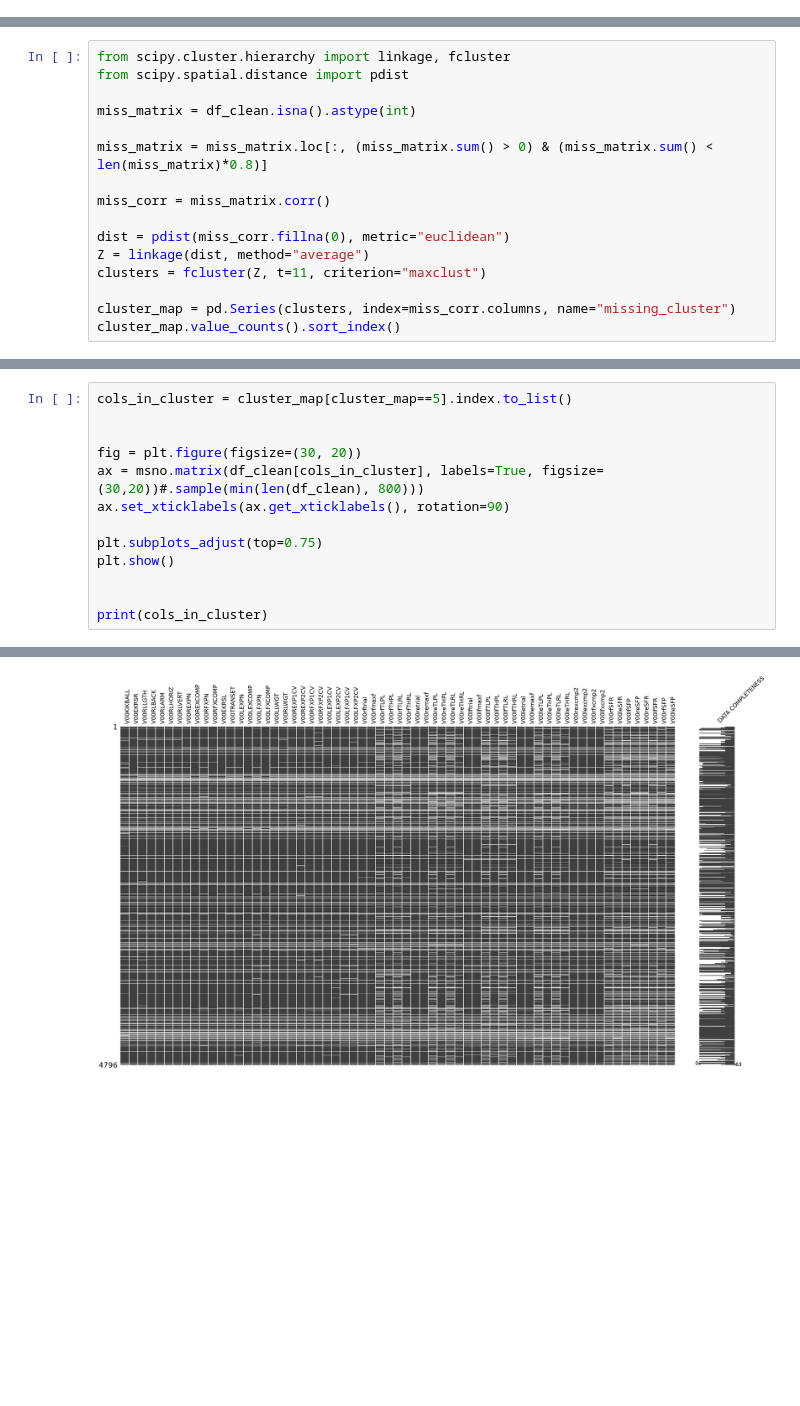
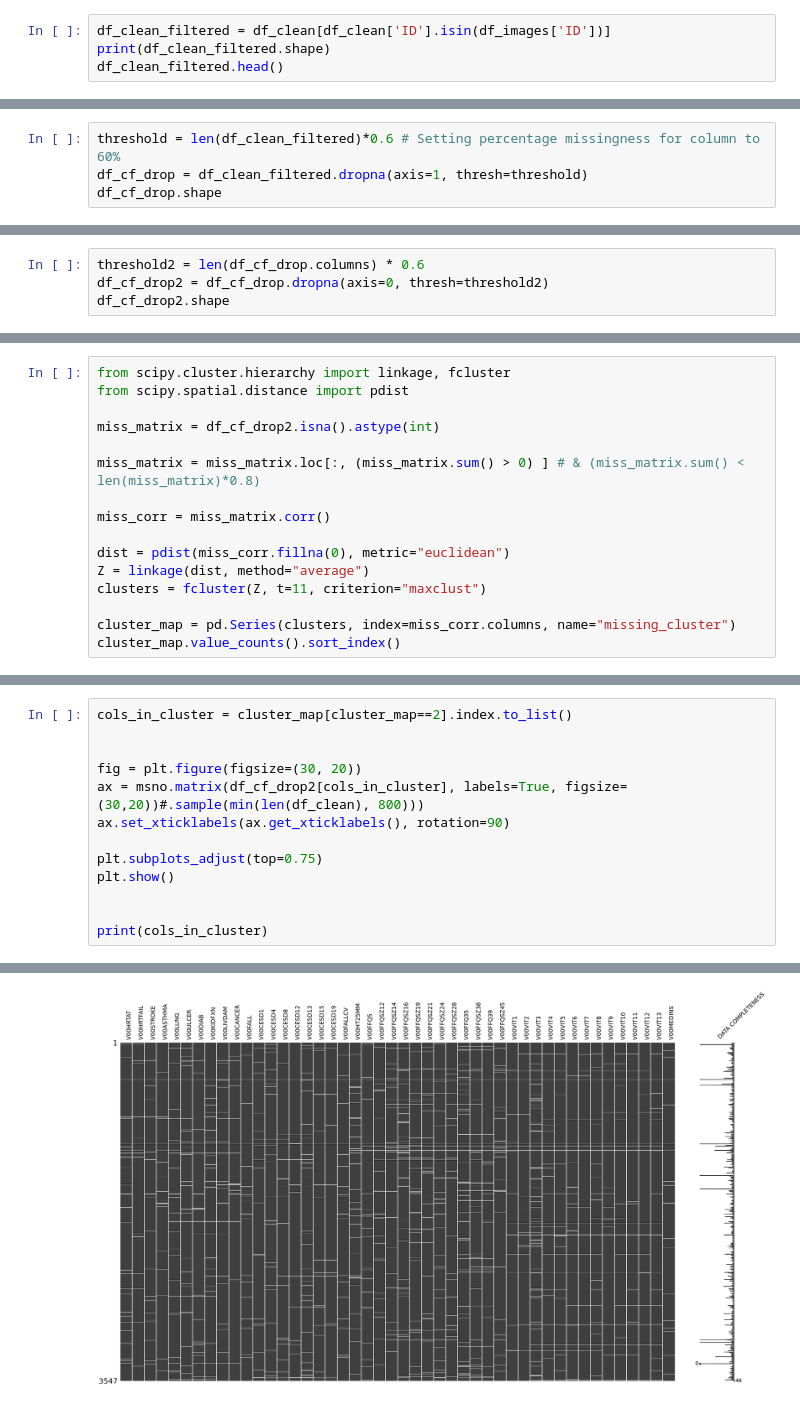
Before and after one commit to mikakia/knee_osteo, a Jupyter notebook: notebooks/metadata_eda.ipynb, the cells around one changed output, grey strips where cells are left out. Drawn from its saved outputs; the diff is of its cells as text; blank space fills up the shorter version.

Commit message:
Continued EDA
Fixed some variable types, cleaned dataframe, performed tSNE

```diff
--- a/notebooks/metadata_eda.ipynb
+++ b/notebooks/metadata_eda.ipynb
@@ -44,0 +117,4 @@ Length: 261, dtype: int64
+# %%
+df_clean_filtered = df_clean[df_clean['ID'].isin(df_images['ID'])]
+print(df_clean_filtered.shape)
+df_clean_filtered.head()
@@ -157,0 +244,4 @@ target_r = df_clean["P01OAGRDR"]
+# %%
+threshold = len(df_clean_filtered)*0.6 # Setting percentage missingness for column to 60%
+df_cf_drop = df_clean_filtered.dropna(axis=1, thresh=threshold)
+df_cf_drop.shape
@@ -157,0 +252,4 @@ target_r = df_clean["P01OAGRDR"]
+# %%
+threshold2 = len(df_cf_drop.columns) * 0.6
+df_cf_drop2 = df_cf_drop.dropna(axis=0, thresh=threshold2)
+df_cf_drop2.shape
@@ -159,9 +587,9 @@ target_r = df_clean["P01OAGRDR"]
 from scipy.cluster.hierarchy import linkage, fcluster
 from scipy.spatial.distance import pdist
 
-miss_matrix = df_clean.isna().astype(int)
+miss_matrix = df_cf_drop2.isna().astype(int)
 
-miss_matrix = miss_matrix.loc[:, (miss_matrix.sum() > 0) & (miss_matrix.sum() < len(miss_matrix)*0.8)]
+miss_matrix = miss_matrix.loc[:, (miss_matrix.sum() > 0) ] # & (miss_matrix.sum() < len(miss_matrix)*0.8)
 
 miss_corr = miss_matrix.corr()
 
@@ -197,16 +625,16 @@ plt.show()
 # %%
-cols_in_cluster = cluster_map[cluster_map==5].index.to_list()
+cols_in_cluster = cluster_map[cluster_map==2].index.to_list()
 
 
 fig = plt.figure(figsize=(30, 20))
-ax = msno.matrix(df_clean[cols_in_cluster], labels=True, figsize=(30,20))#.sample(min(len(df_clean), 800)))
+ax = msno.matrix(df_cf_drop2[cols_in_cluster], labels=True, figsize=(30,20))#.sample(min(len(df_clean), 800)))
 ax.set_xticklabels(ax.get_xticklabels(), rotation=90)
 
 plt.subplots_adjust(top=0.75)
 plt.show()
 
 
 print(cols_in_cluster)
 # %% [output]
 <Figure size 3000x2000 with 0 Axes>
-[figure, old version]
+[figure, new version]
```
Also changed, not shown: parts of 52 cells of this notebook, 1 other file.
